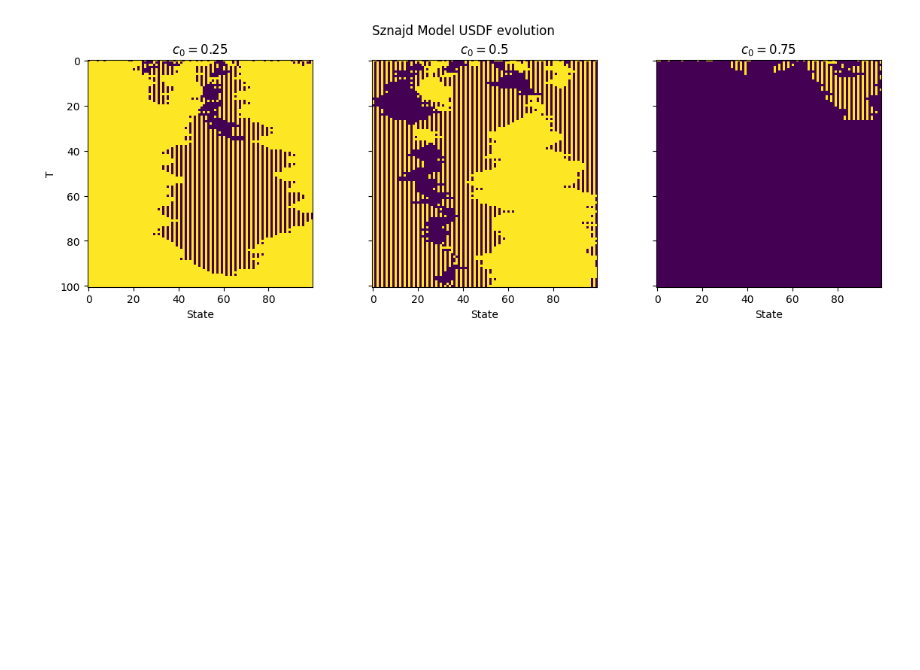
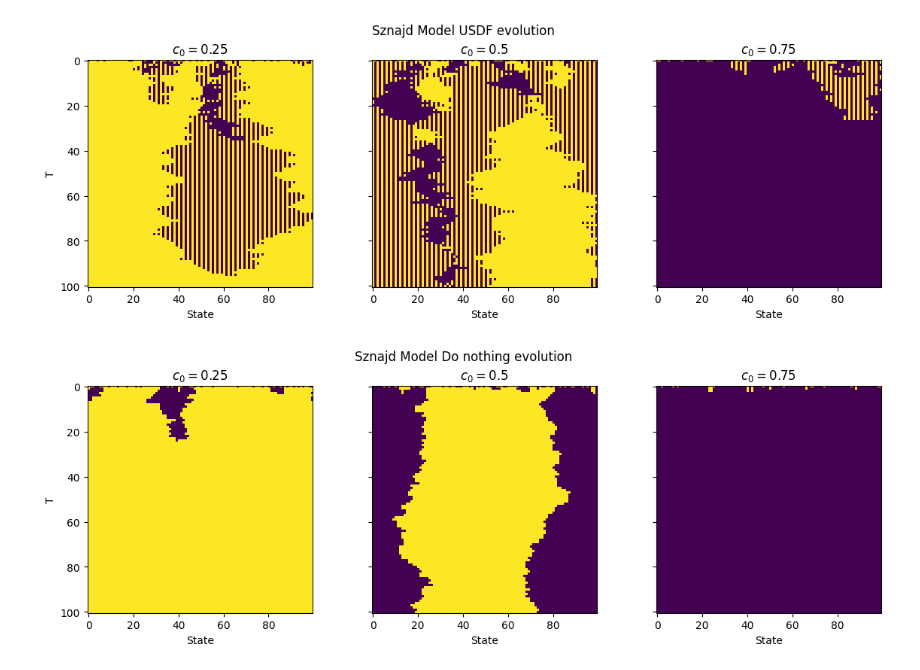
Before and after one commit to Ziverael/Studies2, a Jupyter notebook: abmcs/list1.ipynb, the cells around one changed output. Saved outputs shown, nothing was run; the diff lists cells and outputs as text; code cells hidden in the pictures; blank space fills up the shorter version.

Commit message:
Add do nothing

```diff
--- a/abmcs/list1.ipynb
+++ b/abmcs/list1.ipynb
@@ -162,0 +114,22 @@ class SznajdModel:
+# %%
+def task_1_cd() -> None:
+    n = 100
+    t = 100
+    c_inits = [0.25, 0.5, 0.75]
+
+    fig, axes = plt.subplots(1, 3, figsize=(12, 4), sharey=True)
+    for idx, c in enumerate(c_inits):
+        model = SznajdModel_v2(n, t, c)
+        model.run()
+
+        current_ax = axes.flatten()[idx]
+        current_ax.imshow(model.get_graph_evolution(), cmap='viridis', interpolation='nearest')
+        current_ax.set_title(f"$c_0={c}$")
+        current_ax.set_xlabel("State")
+    axes.flatten()[0].set_ylabel("T")
+    fig.suptitle("Sznajd Model Do nothing evolution")
+    fig.tight_layout()
+# %%
+task_1_cd()
+# %% [output]
+[figure, added]
```
Also changed, not shown: parts of 1 cell of this notebook.
